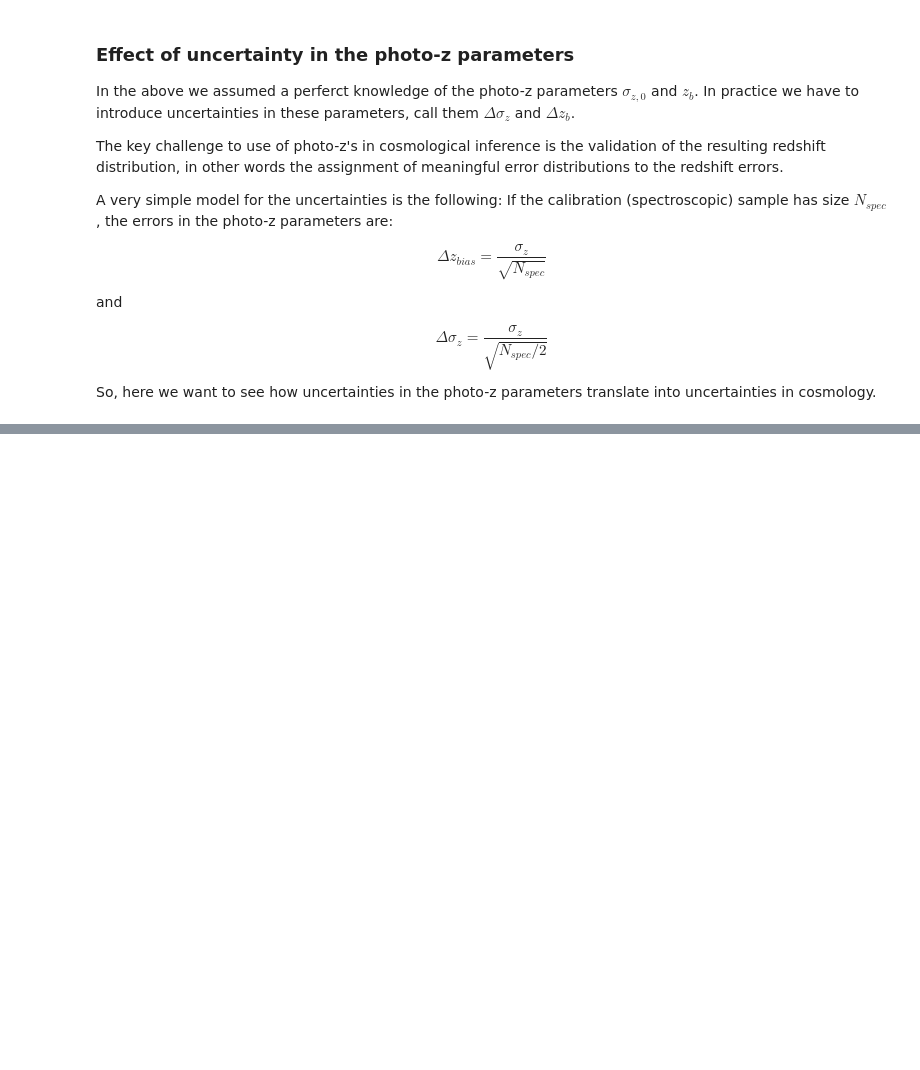
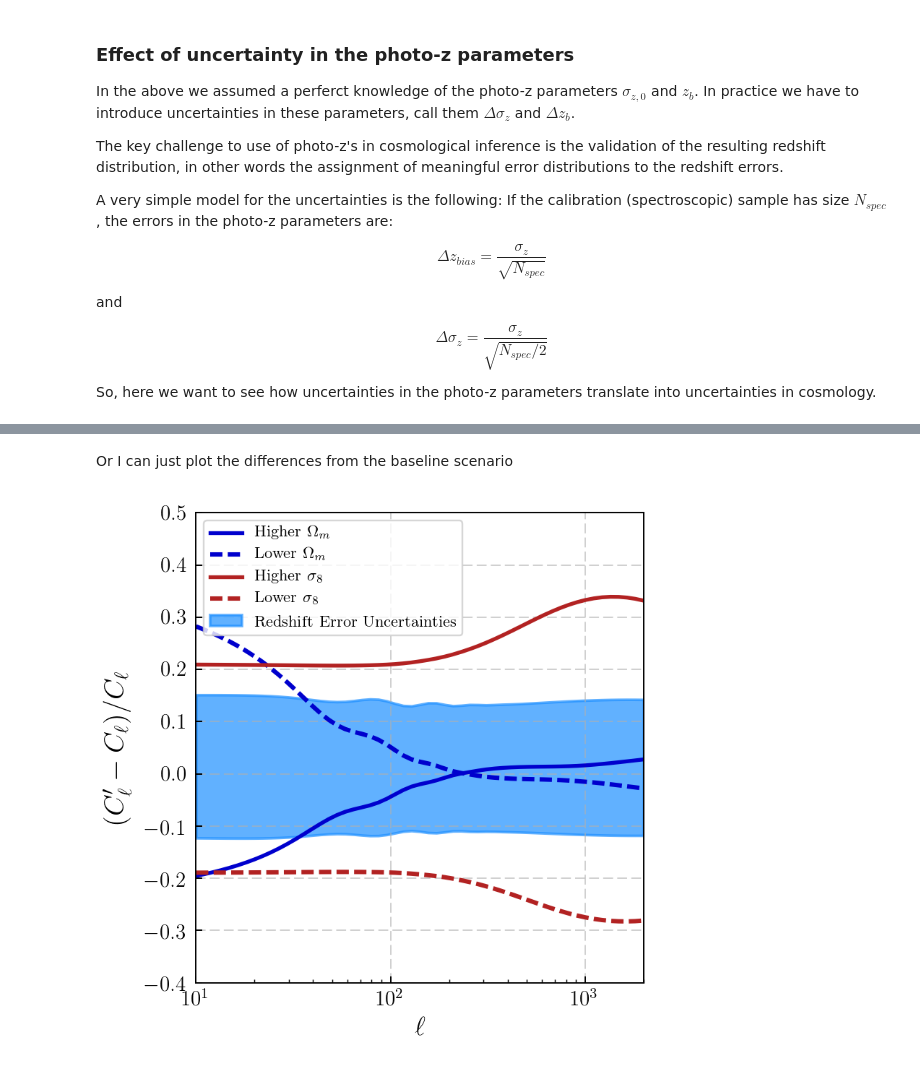
Before and after one commit to dtanoglidis/Photo_z_samples, a Jupyter notebook: Single Redshift Bin.ipynb, the cells around one changed output, grey strips where cells are left out. Cells and saved outputs as stored; diff of their text form; code cells hidden in the pictures; blank space fills up the shorter version.

```diff
--- a/Single Redshift Bin.ipynb
+++ b/Single Redshift Bin.ipynb
@@ -316,0 +359,36 @@ So, here we want to see how uncertainties in the photo-z parameters translate in
+# %% [markdown]
+Or I can just plot the differences from the baseline scenario
+# %%
+diff_high_Om = (C_ell_high_Om - C_ell_fid)/C_ell_fid
+diff_low_Om = (C_ell_low_Om - C_ell_fid)/C_ell_fid
+diff_high_red = (C_ell_high_red - C_ell_fid)/C_ell_fid
+diff_low_red = (C_ell_low_red - C_ell_fid)/C_ell_fid
+diff_high_s_8 = (C_ell_high_s_8 - C_ell_fid)/C_ell_fid
+diff_low_s_8 = (C_ell_low_s_8 - C_ell_fid)/C_ell_fid
+# %%
+fig = plt.figure(figsize = (4.5,4.5))
+
+plt.plot(ell, diff_high_Om, c='mediumblue', linewidth=2.2, label='Higher $\Omega_m$')
+plt.plot(ell, diff_low_Om, c='mediumblue', ls='--', linewidth=2.5, label='Lower $\Omega_m$')
+#plt.plot(ell, diff_high_red, c='firebrick', linewidth=2.2, label)
+#plt.plot(ell, diff_low_red, c='firebrick', ls='--', linewidth=2.5)
+
+plt.fill_between(ell, diff_high_red, diff_low_red, color='dodgerblue',linewidth=1.5, alpha=0.7, label='Redshift Error Uncertainties')
+plt.plot(ell, diff_high_s_8, c='firebrick', linewidth=2.2, label='Higher $\sigma_8$')
+plt.plot(ell, diff_low_s_8, c='firebrick', ls='--', linewidth=2.5, label='Lower $\sigma_8$')
+
+plt.grid(ls='--', alpha=0.6)
+plt.ylabel('$(C_\ell^{\prime}-C_\ell)/C_\ell$',fontsize=16)
+plt.xlabel('$\ell$',fontsize=15)
+plt.tick_params(axis='both', labelsize=12)
+
+plt.xlim(10,2000);plt.ylim(-0.4,0.5)
+plt.xscale('log')
+
+plt.legend(frameon=True, loc='upper left', fontsize=9)
+
+plt.tight_layout()
+plt.savefig('differences.pdf')
+plt.show()
+# %% [output]
+[figure, added]
```
Also changed, not shown: parts of 30 cells of this notebook.
